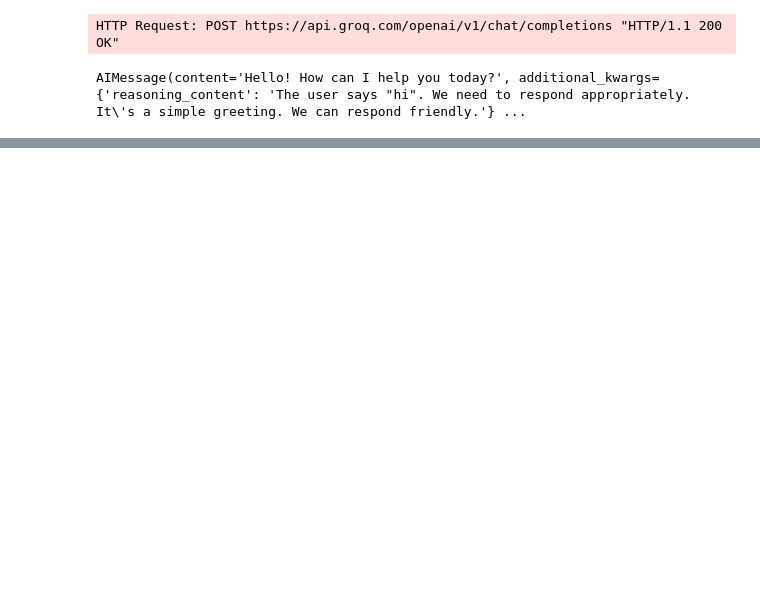
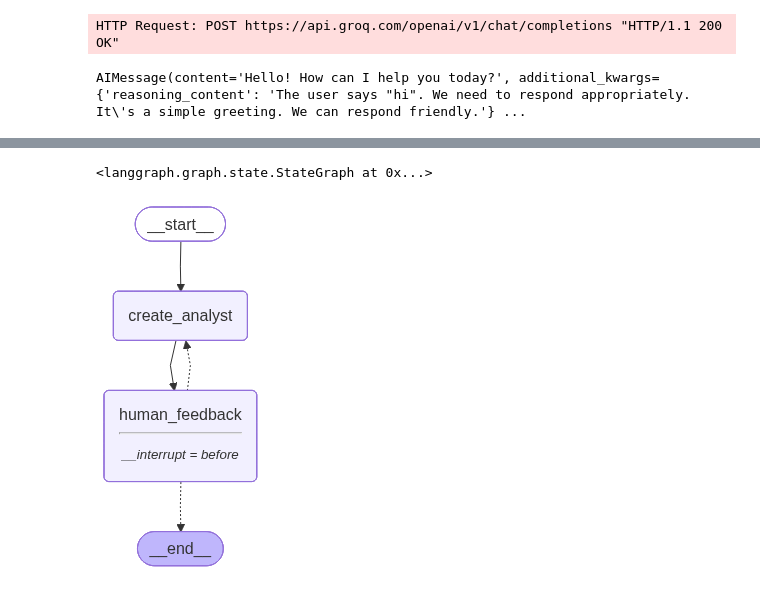
Before and after one commit to Karthiksaran-001/multi_agent_system, a Jupyter notebook: notebook/experiment.ipynb, the cells around one changed output, grey strips where cells are left out. Drawn from its saved outputs; the diff is of its cells as text; code cells hidden in the pictures; blank space fills up the shorter version.

```diff
--- a/notebook/experiment.ipynb
+++ b/notebook/experiment.ipynb
@@ -51,16 +108,11 @@ def create_analyst(state):
 # %%
 def human_feedback(state):
-    """_summary_
-
-    Args:
-        state (_type_): _description_
-    """
-    pass
+     """ No-op node that should be interrupted on """
+     pass
 # %%
 def should_continue(state):
-    """_summary_
-
-    Args:
-        state (_type_): _description_
-    """
-    pass
+    """Return the Next Node to execute"""
+    feedback = (state.get("human_analyst_feedback") or "").strip().lower()
+    if feedback and feedback not in ["", "none", "skip", "done", "continue"]:
+        return "create_analyst"
+    return END
@@ -71,14 +119,20 @@ from langgraph.checkpoint.memory import MemorySaver
 # %%
-builder = StateGraph()
+builder = StateGraph(GenerateAnalystsState)
 builder.add_node("create_analyst", create_analyst)
 builder.add_node("human_feedback", human_feedback)
-builder.add_node("should_continue", should_continue)
 builder.add_edge(START , "create_analyst")
 builder.add_edge("create_analyst" , "human_feedback")
-builder.conditional_edge("human_feedback" , "should_continue", ["create_analyst"], END)
+builder.add_conditional_edges("human_feedback",
+                        should_continue,
+                        ["create_analyst",
+                        END])
+# %% [output]
+<langgraph.graph.state.StateGraph at 0x...>
 # %%
 memory = MemorySaver()
-graph = builder.compile(interrupt_before=["human_feedback"], checkpoint_memory=memory)
+graph = builder.compile(interrupt_before=["human_feedback"], checkpointer=memory)
 # %%
-from IPython.display import display
-display(Image(graph.get_graph(x_ray =1).draw_mermaid_png()))
+from IPython.display import display , Image
+display(Image(graph.get_graph(xray=1).draw_mermaid_png()))
+# %% [output]
+[figure, added]
```
Also changed, not shown: parts of 18 cells of this notebook.
